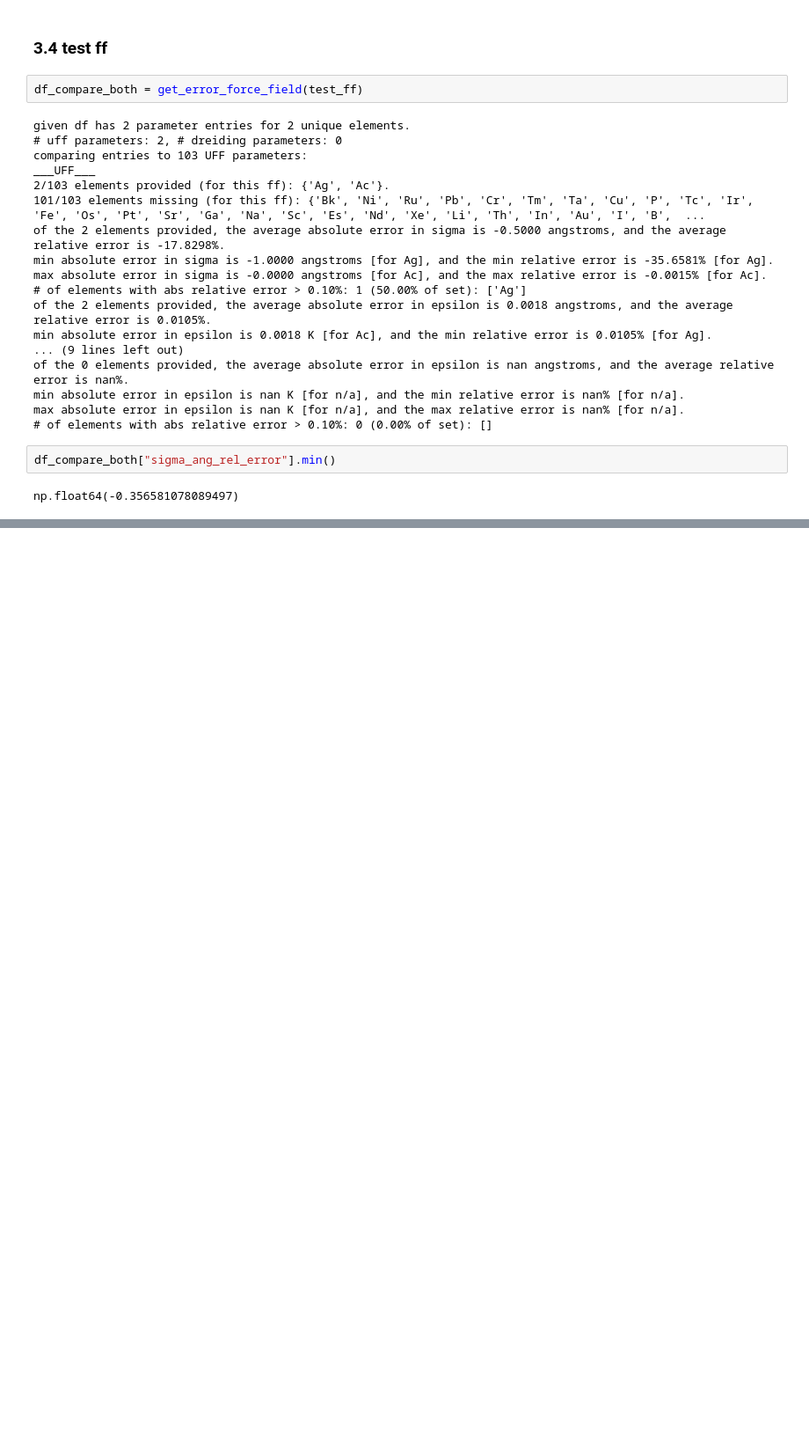
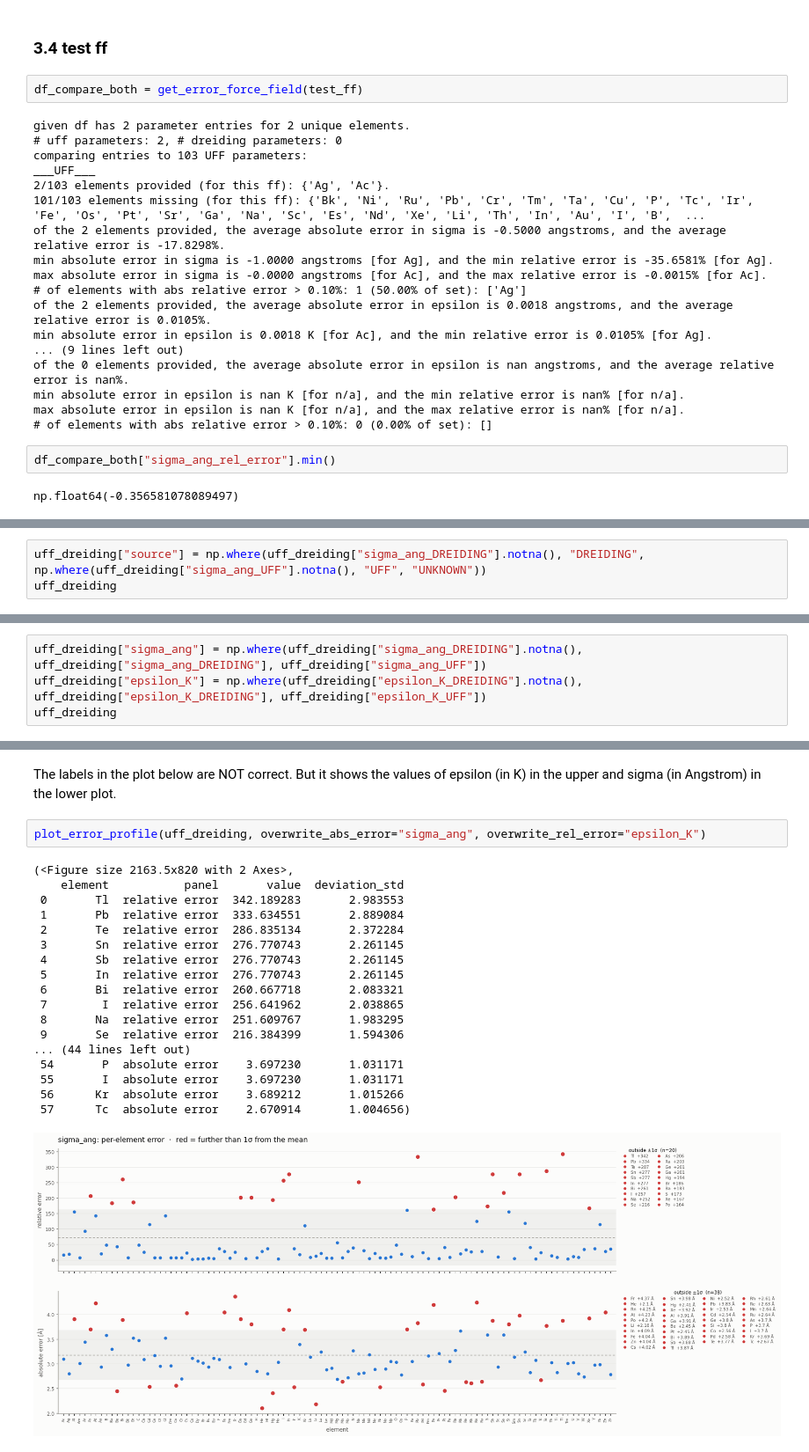
Before and after one commit to bebuhk/force_field_parameters, a Jupyter notebook: check_ff_parameter.ipynb, the cells around one changed output, grey strips where cells are left out. Shown at 88% size. Saved outputs shown, nothing was run; the diff lists cells and outputs as text; blank space fills up the shorter version.

```diff
--- a/check_ff_parameter.ipynb
+++ b/check_ff_parameter.ipynb
@@ -1198,0 +1306,3 @@ np.float64(-0.356581078089497)
+# %%
+uff_dreiding["source"] = np.where(uff_dreiding["sigma_ang_DREIDING"].notna(), "DREIDING", np.where(uff_dreiding["sigma_ang_UFF"].notna(), "UFF", "UNKNOWN"))
+uff_dreiding
@@ -1198,0 +1327,4 @@ np.float64(-0.356581078089497)
+# %%
+uff_dreiding["sigma_ang"] = np.where(uff_dreiding["sigma_ang_DREIDING"].notna(), uff_dreiding["sigma_ang_DREIDING"], uff_dreiding["sigma_ang_UFF"])
+uff_dreiding["epsilon_K"] = np.where(uff_dreiding["epsilon_K_DREIDING"].notna(), uff_dreiding["epsilon_K_DREIDING"], uff_dreiding["epsilon_K_UFF"])
+uff_dreiding
@@ -1198,0 +1367,23 @@ np.float64(-0.356581078089497)
+# %% [markdown]
+The labels in the plot below are NOT correct. But it shows the values of epsilon (in K) in the upper and sigma (in Angstrom) in the lower plot.
+# %%
+plot_error_profile(uff_dreiding, overwrite_abs_error="sigma_ang", overwrite_rel_error="epsilon_K")
+# %% [output]
+(<Figure size 2163.5x820 with 2 Axes>,
+    element           panel       value  deviation_std
+ 0       Tl  relative error  342.189283       2.983553
+ 1       Pb  relative error  333.634551       2.889084
+ 2       Te  relative error  286.835134       2.372284
+ 3       Sn  relative error  276.770743       2.261145
+ 4       Sb  relative error  276.770743       2.261145
+ 5       In  relative error  276.770743       2.261145
+ 6       Bi  relative error  260.667718       2.083321
+ 7        I  relative error  256.641962       2.038865
+ 8       Na  relative error  251.609767       1.983295
+ 9       Se  relative error  216.384399       1.594306
+... (44 lines left out)
+ 54       P  absolute error    3.697230       1.031171
+ 55       I  absolute error    3.697230       1.031171
+ 56      Kr  absolute error    3.689212       1.015266
+ 57      Tc  absolute error    2.670914       1.004656)
+[figure, added]
```
Also changed, not shown: parts of 16 cells of this notebook, 1 other file.
